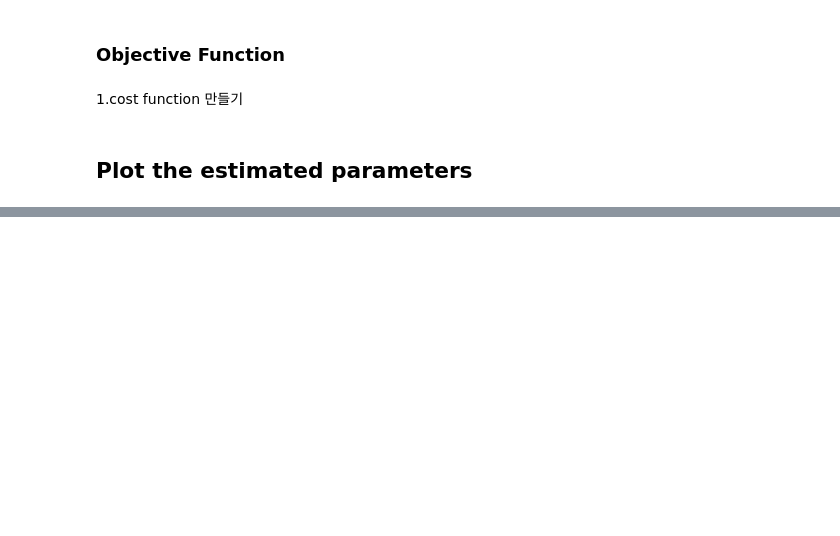
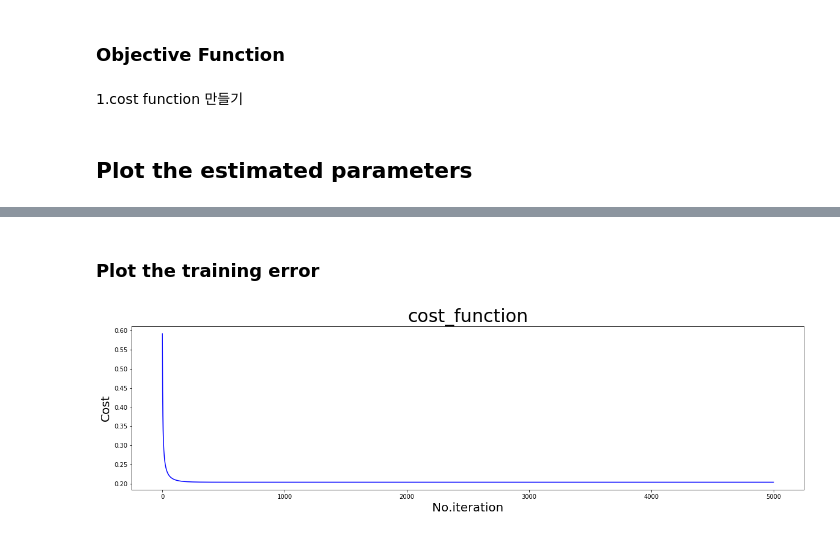
Before and after one commit to cheonginho/Machine-Learing, a Jupyter notebook: ML-Assignment05.ipynb, the cells around one changed output, grey strips where cells are left out. Saved outputs shown, nothing was run; the diff lists cells and outputs as text; code cells hidden in the pictures; blank space fills up the shorter version.

```diff
--- a/ML-Assignment05.ipynb
+++ b/ML-Assignment05.ipynb
@@ -118,0 +111,11 @@ plt.show()
+# %% [markdown]
+### Plot the training error
+# %%
+plt.figure(figsize=(20, 5))
+plt.title('cost_function',size = 30)
+plt.ylabel('Cost',size = 20)
+plt.xlabel('No.iteration',size = 20)
+plt.plot(cost_history,c='b')
+plt.show()
+# %% [output]
+[figure, added]
```
Also changed, not shown: parts of 4 cells of this notebook.
